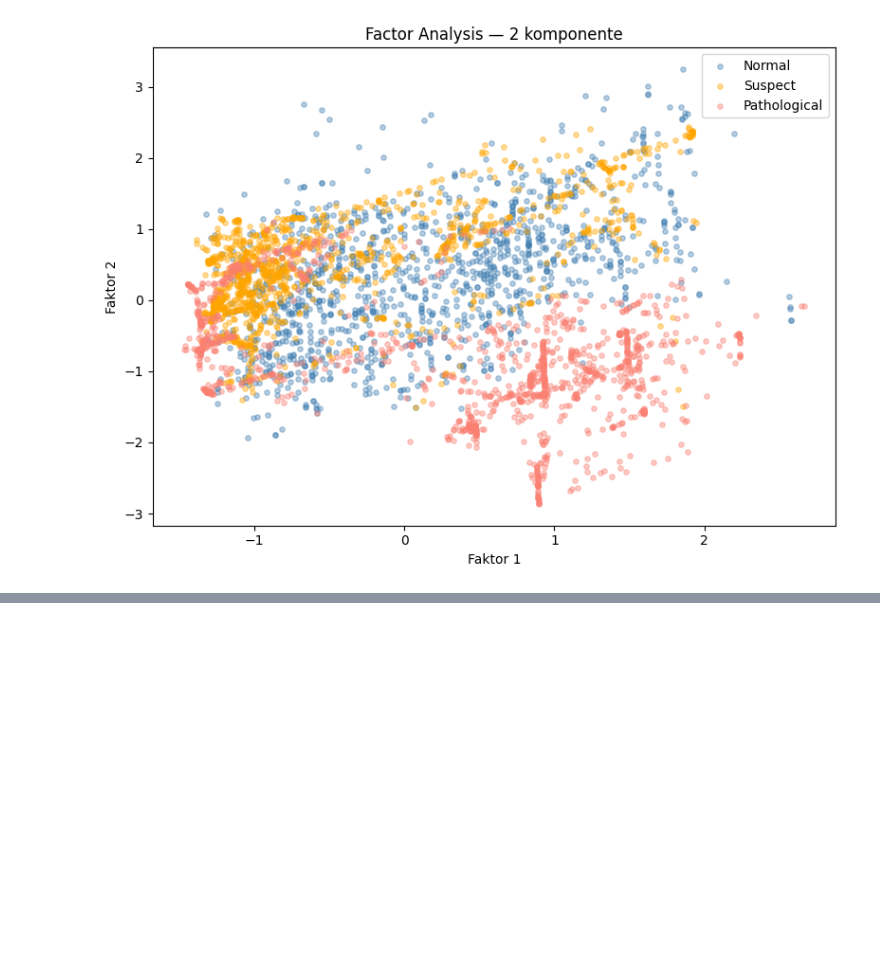
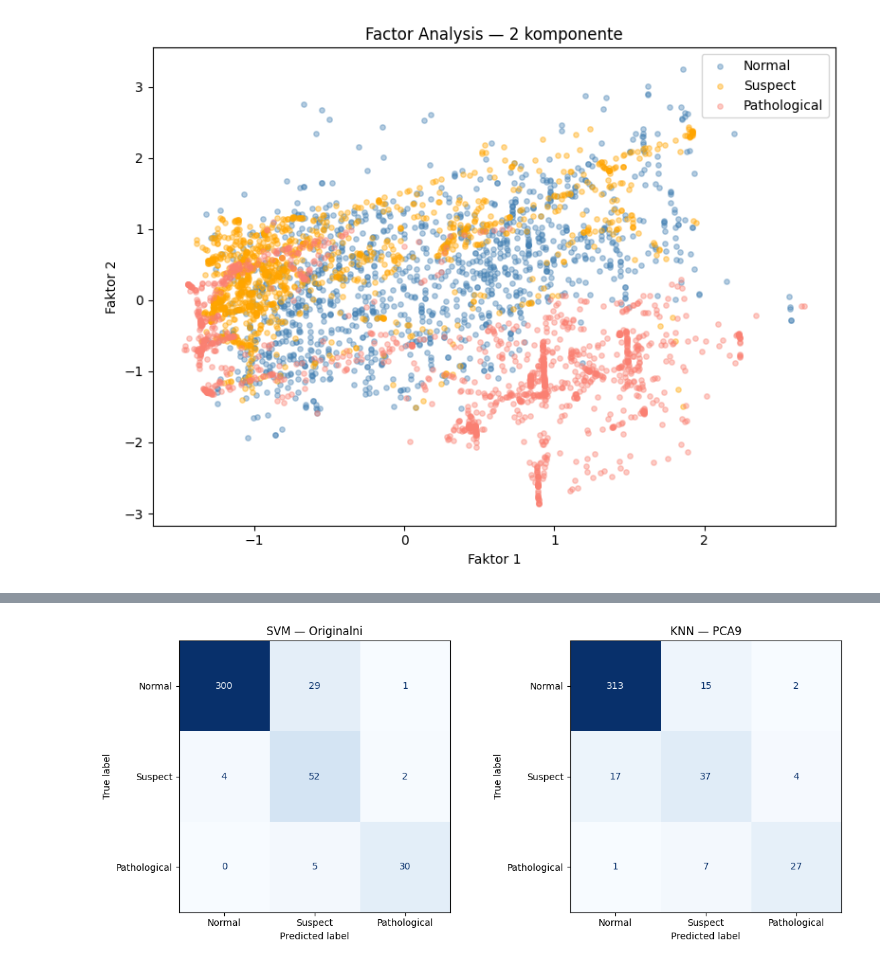
Before and after one commit to AnaKondic/ctg-dimensionality-reduction, a Jupyter notebook: src/linear_dim_reduction.ipynb, the cells around one changed output, grey strips where cells are left out. Drawn from its saved outputs; the diff is of its cells as text; code cells hidden in the pictures; blank space fills up the shorter version.

```diff
--- a/src/linear_dim_reduction.ipynb
+++ b/src/linear_dim_reduction.ipynb
@@ -485,0 +517,3 @@ plt.show()
+# %%
+optimal_k = 3
+print(f"Koristimo K = {optimal_k}")
@@ -485,0 +526,22 @@ plt.show()
+# %%
+datasets = [
+    ('Originalni',        X_train_balanced, y_train_balanced, X_test_scaled, 21),
+    ('PCA 2D',            X_train_pca2, y_train_balanced, X_test_pca2, 2),
+    (f'PCA {n_90}D',      X_train_pca9, y_train_balanced, X_test_pca9, n_90),
+    (f'PCA {n_95}D',      X_train_pca12, y_train_balanced, X_test_pca12, n_95),
+    ('LDA 2D',            X_train_lda, y_train_balanced, X_test_lda, 2),
+    ('FA 2D',             X_train_fa2, y_train_balanced, X_test_fa2, 2),
+    (f'FA {n_fa}D',       X_train_fa6, y_train_balanced, X_test_fa6, n_fa),
+]
+# %%
+results = []
+for naziv, X_tr, y_tr, X_te, n_dim in datasets:
+    for model_naziv, model in [('KNN', knn), ('SVM', svm)]:
+        model.fit(X_tr, y_tr)
+        y_pred = model.predict(X_te)
+        results.append({
+            'Metoda': f'{model_naziv} — {naziv}',
+            'Dimenzije': n_dim,
+            'Accuracy': round(accuracy_score(y_test, y_pred), 3),
+            'F1': round(f1_score(y_test, y_pred, average='weighted'), 3)
+        })
@@ -485,0 +574,22 @@ plt.show()
+# %%
+from sklearn.metrics import ConfusionMatrixDisplay
+
+fig, axes = plt.subplots(1, 2, figsize=(12, 5))
+
+best_models = [
+    ('SVM — Originalni', svm, X_train_balanced, X_test_scaled),
+    ('KNN — PCA9',     knn, X_train_pca9, X_test_pca9),
+]
+
+for ax, (naziv, model, X_tr, X_te) in zip(axes, best_models):
+    model.fit(X_tr, y_train_balanced)
+    y_pred = model.predict(X_te)
+    cm = confusion_matrix(y_test, y_pred)
+    disp = ConfusionMatrixDisplay(cm, display_labels=['Normal', 'Suspect', 'Pathological'])
+    disp.plot(ax=ax, colorbar=False, cmap='Blues')
+    ax.set_title(naziv)
+
+plt.tight_layout()
+plt.show()
+# %% [output]
+[figure, added]
```
Also changed, not shown: parts of 9 cells of this notebook.
